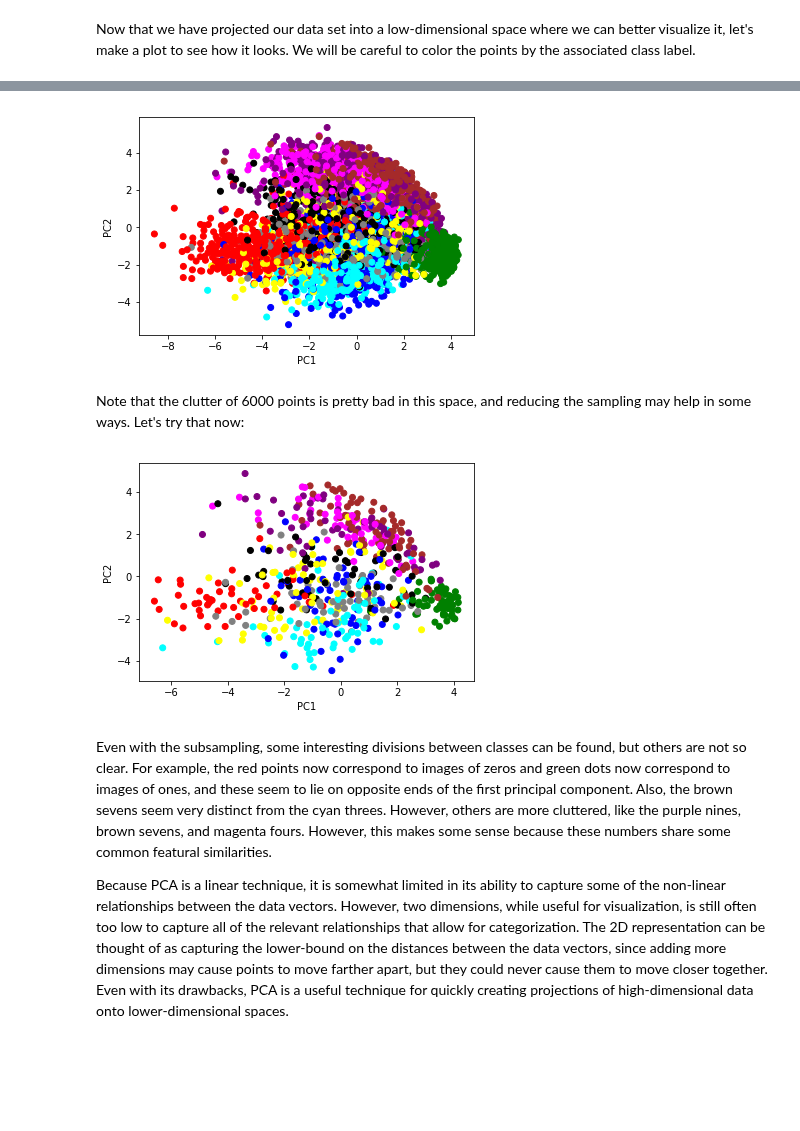
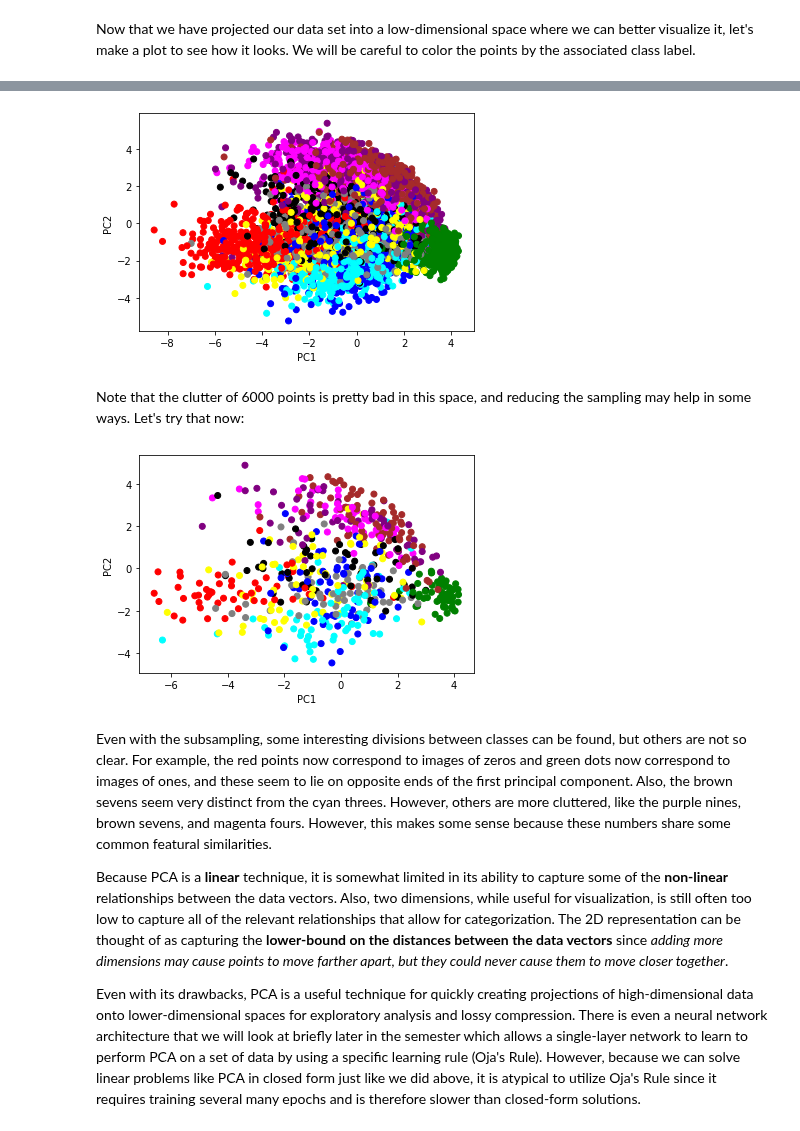
Before and after one commit to CSCI4850/notebook-examples, a Jupyter notebook: Introductions/Visualization with PCA.ipynb, the cells around one changed output, grey strips where cells are left out. Drawn from its saved outputs; the diff is of its cells as text; code cells hidden in the pictures; blank space fills up the shorter version.

```diff
--- a/Introductions/Visualization with PCA.ipynb
+++ b/Introductions/Visualization with PCA.ipynb
@@ -238,23 +251,31 @@ PCs.shape
 # %%
 # Need a lot of colors for this one!
 plt.scatter(PCs[:,0],PCs[:,1],
-            color=[['red','green','blue','cyan','magenta','yellow','black','brown','grey','purple'][i] for i in Y.astype(int)])
+            color=[['red','green','blue',
+                    'cyan','magenta','yellow',
+                    'black','brown','grey',
+                    'purple'][i] for i in Y.astype(int)])
 plt.xlabel("PC1")
 plt.ylabel("PC2")
 plt.show()
 # %% [output]
-[figure, old version]
+[figure, new version]
 # %% [markdown]
 Note that the clutter of 6000 points is pretty bad in this space, and reducing the sampling may help in some ways. Let's try that now:
 # %%
 plt.scatter(PCs[range(0,6000,10),0],PCs[range(0,6000,10),1],
-            color=[['red','green','blue','cyan','magenta','yellow','black','brown','grey','purple'][i] for i in Y[range(0,6000,10)].astype(int)])
+            color=[['red','green','blue',
+                    'cyan','magenta','yellow',
+                    'black','brown','grey',
+                    'purple'][i] for i in Y[range(0,6000,10)].astype(int)])
 plt.xlabel("PC1")
 plt.ylabel("PC2")
 plt.show()
 # %% [output]
-[figure, old version]
+[figure, new version]
 # %% [markdown]
 Even with the subsampling, some interesting divisions between classes can be found, but others are not so clear. For example, the red points now correspond to images of zeros and green dots now correspond to images of ones, and these seem to lie on opposite ends of the first principal component. Also, the brown sevens seem very distinct from the cyan threes. However, others are more cluttered, like the purple nines, brown sevens, and magenta fours. However, this makes some sense because these numbers share some common featural similarities.
 
-Because PCA is a linear technique, it is somewhat limited in its ability to capture some of the non-linear relationships between the data vectors. However, two dimensions, while useful for visualization, is still often too low to capture all of the relevant relationships that allow for categorization. The 2D representation can be thought of as capturing the lower-bound on the distances between the data vectors, since adding more dimensions may cause points to move farther apart, but they could never cause them to move closer together. Even with its drawbacks, PCA is a useful technique for quickly creating projections of high-dimensional data onto lower-dimensional spaces.
+Because PCA is a **linear** technique, it is somewhat limited in its ability to capture some of the **non-linear** relationships between the data vectors. Also, two dimensions, while useful for visualization, is still often too low to capture all of the relevant relationships that allow for categorization. The 2D representation can be thought of as capturing the **lower-bound on the distances between the data vectors** since *adding more dimensions may cause points to move farther apart, but they could never cause them to move closer together*.
+
+Even with its drawbacks, PCA is a useful technique for quickly creating projections of high-dimensional data onto lower-dimensional spaces for exploratory analysis and lossy compression. There is even a neural network architecture that we will look at briefly later in the semester which allows a single-layer network to learn to perform PCA on a set of data by using a specific learning rule (Oja's Rule). However, because we can solve linear problems like PCA in closed form just like we did above, it is atypical to utilize Oja's Rule since it requires training several many epochs and is therefore slower than closed-form solutions.
```
Also changed, not shown: parts of 28 cells of this notebook.
